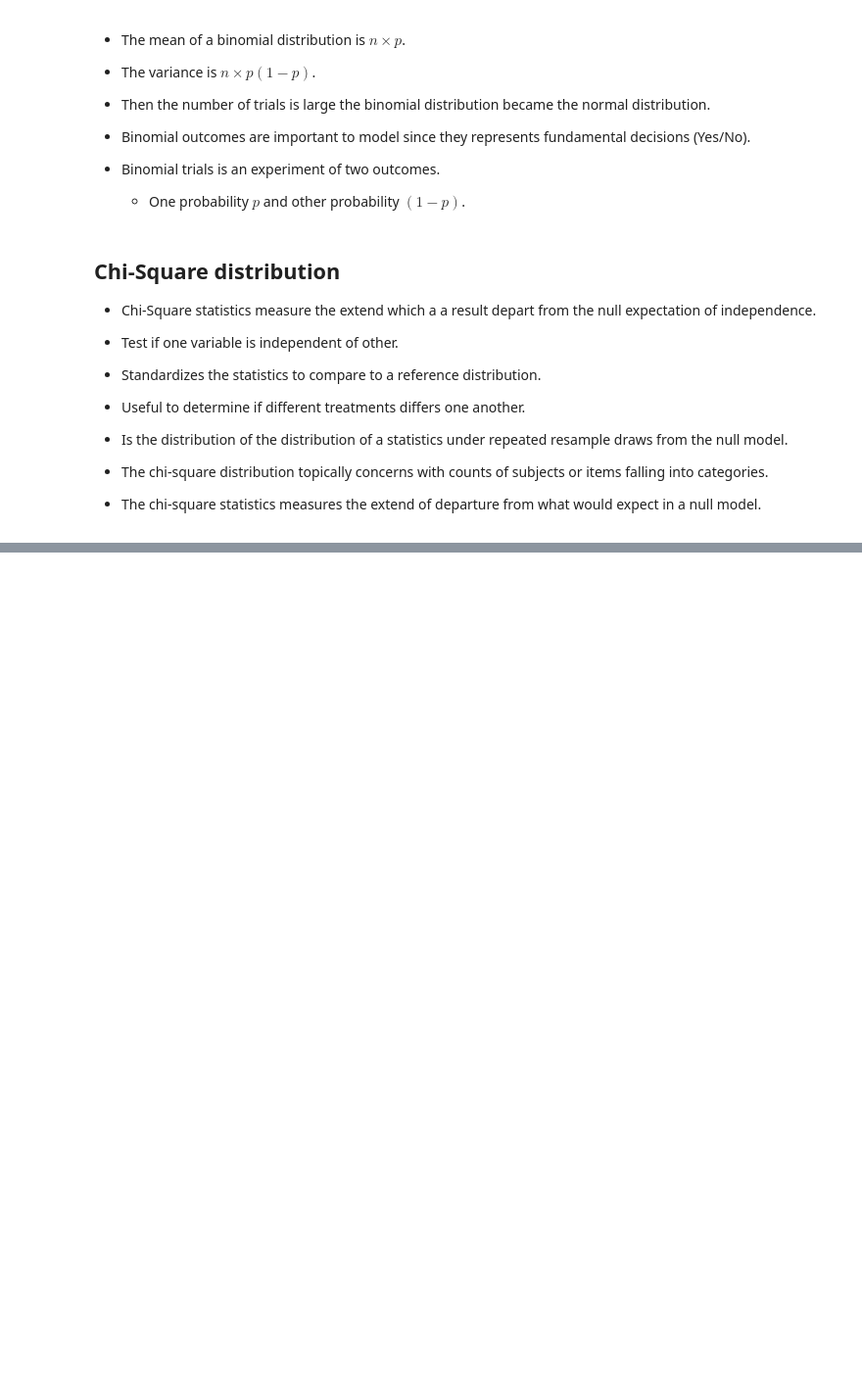
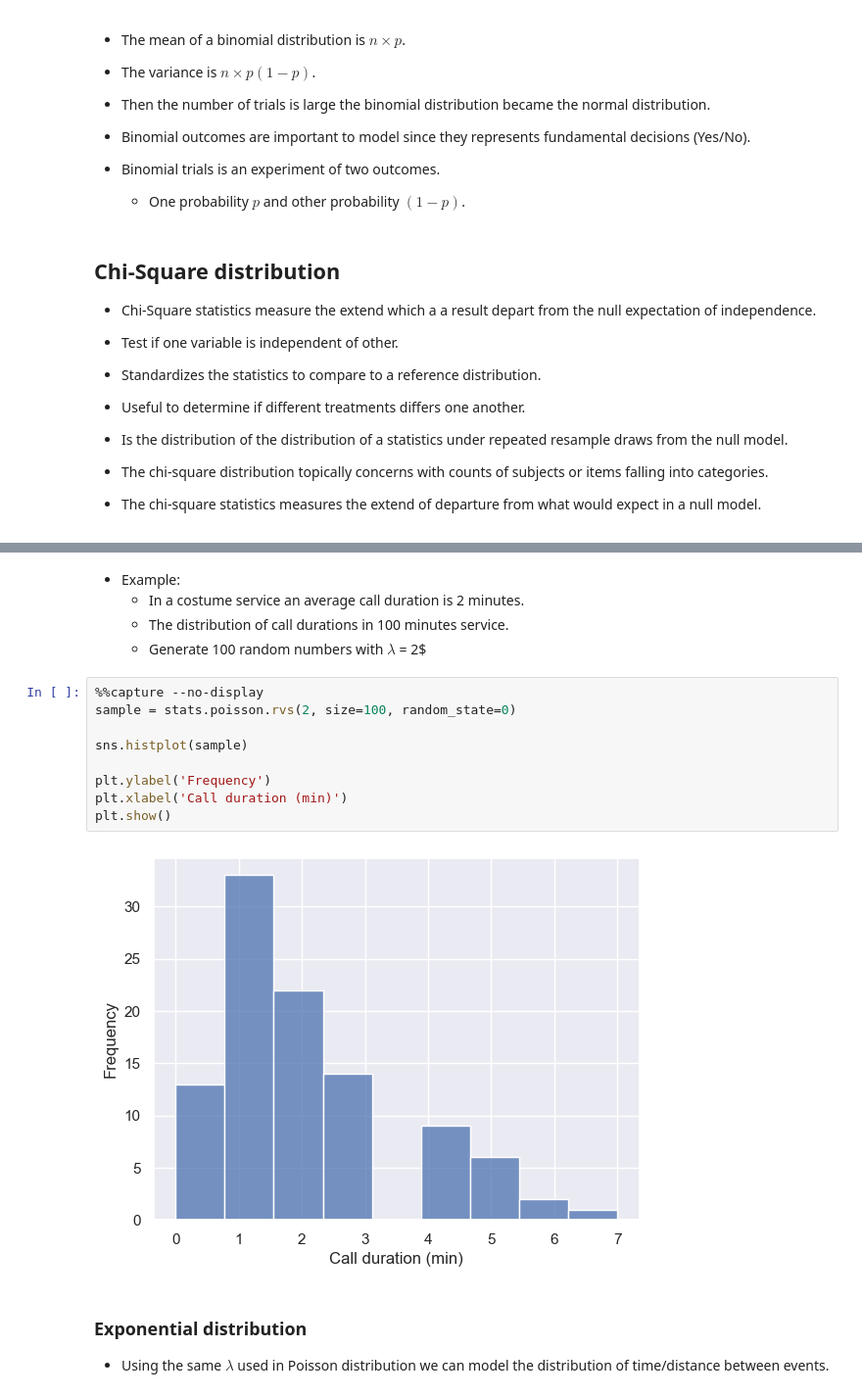
Before and after one commit to alvarodiegomaia/practical-statistics-for-data-scientists, a Jupyter notebook: notebooks/Chapter 2 - Data and Sampling Distributions.ipynb, the cells around one changed output, grey strips where cells are left out. Shown: that part at 98% size. Saved outputs shown, nothing was run; the diff lists cells and outputs as text; blank space fills up the shorter version.

```diff
--- a/notebooks/Chapter 2 - Data and Sampling Distributions.ipynb
+++ b/notebooks/Chapter 2 - Data and Sampling Distributions.ipynb
@@ -631,0 +684,20 @@ stats.binom.cdf(2, n=5, p=0.1)
+# %% [markdown]
+- Example:
+    - In a costume service an average call duration is 2 minutes.
+    - The distribution of call durations in 100 minutes service.
+    - Generate 100 random numbers with $\lambda$ = 2$
+# %%
+%%capture --no-display
+sample = stats.poisson.rvs(2, size=100, random_state=0)
+
+sns.histplot(sample)
+
+plt.ylabel('Frequency')
+plt.xlabel('Call duration (min)')
+plt.show()
+# %% [output]
+[figure, added]
+# %% [markdown]
+### Exponential distribution
+
+- Using the same $\lambda$ used in Poisson distribution we can model the distribution of time/distance between events.
```
Also changed, not shown: parts of 16 cells of this notebook.
